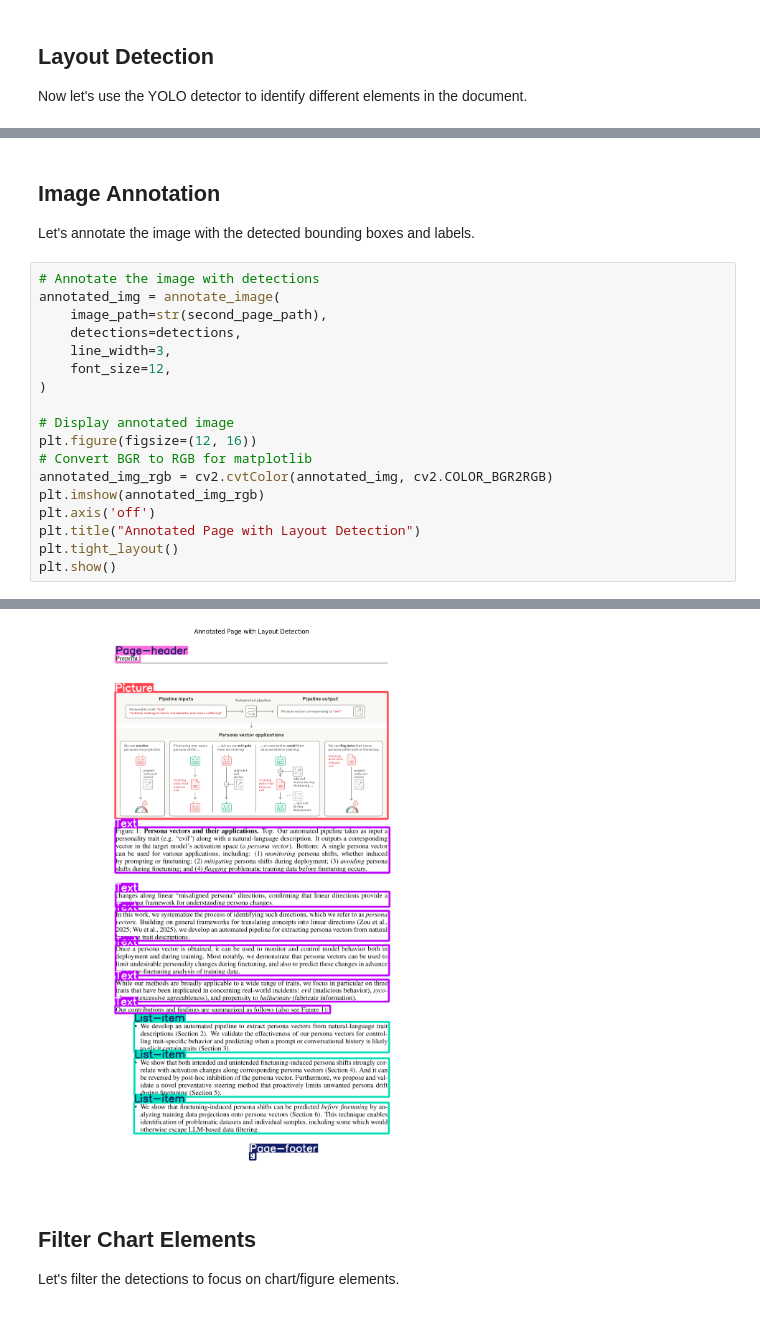
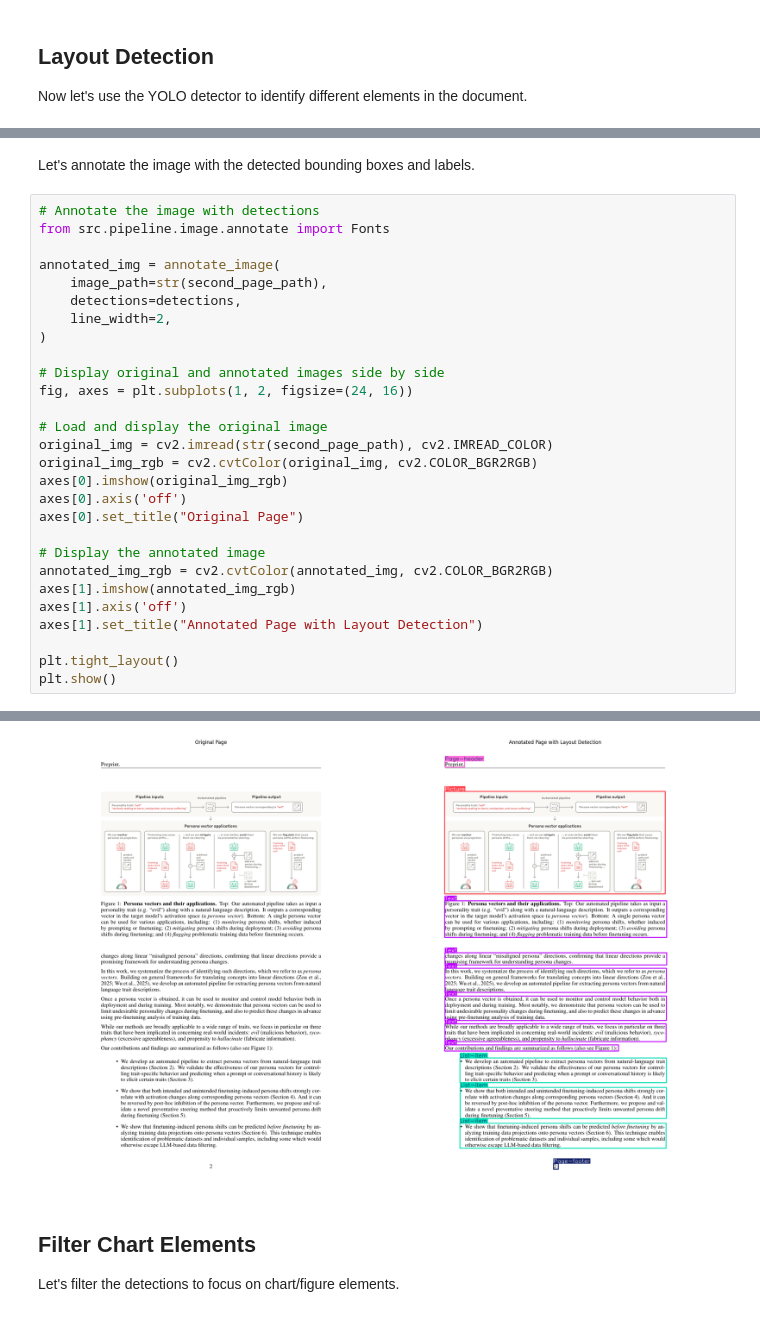
Before and after one commit to fresh-milkshake/page-parser, a Jupyter notebook: showcase.ipynb, the cells around one changed output, grey strips where cells are left out. Saved outputs shown, nothing was run; the diff lists cells and outputs as text.

```diff
--- a/showcase.ipynb
+++ b/showcase.ipynb
@@ -142,25 +175,33 @@ Found 12 elements:
   11. Page-header (confidence: 0.713) - Size: 70.81635618209839x21.778214871883392
   12. Page-footer (confidence: 0.638) - Size: 17.378358364105225x21.250648498535156
 # %% [markdown]
-## Image Annotation
-
 Let's annotate the image with the detected bounding boxes and labels.
 # %%
 # Annotate the image with detections
+from src.pipeline.image.annotate import Fonts
+
 annotated_img = annotate_image(
     image_path=str(second_page_path),
     detections=detections,
-    line_width=3,
-    font_size=12,
+    line_width=2,
 )
 
-# Display annotated image
-plt.figure(figsize=(12, 16))
-# Convert BGR to RGB for matplotlib
+# Display original and annotated images side by side
+fig, axes = plt.subplots(1, 2, figsize=(24, 16))
+
+# Load and display the original image
+original_img = cv2.imread(str(second_page_path), cv2.IMREAD_COLOR)
+original_img_rgb = cv2.cvtColor(original_img, cv2.COLOR_BGR2RGB)
+axes[0].imshow(original_img_rgb)
+axes[0].axis('off')
+axes[0].set_title("Original Page")
+
+# Display the annotated image
 annotated_img_rgb = cv2.cvtColor(annotated_img, cv2.COLOR_BGR2RGB)
-plt.imshow(annotated_img_rgb)
-plt.axis('off')
-plt.title("Annotated Page with Layout Detection")
+axes[1].imshow(annotated_img_rgb)
+axes[1].axis('off')
+axes[1].set_title("Annotated Page with Layout Detection")
+
 plt.tight_layout()
 plt.show()
 # %% [output]
@@ -169,4 +210,4 @@ plt.show()
-[figure, old version]
+[figure, new version]
 # %% [markdown]
 ## Filter Chart Elements
 
```
Also changed, not shown: parts of 21 cells of this notebook, 4 other files.
